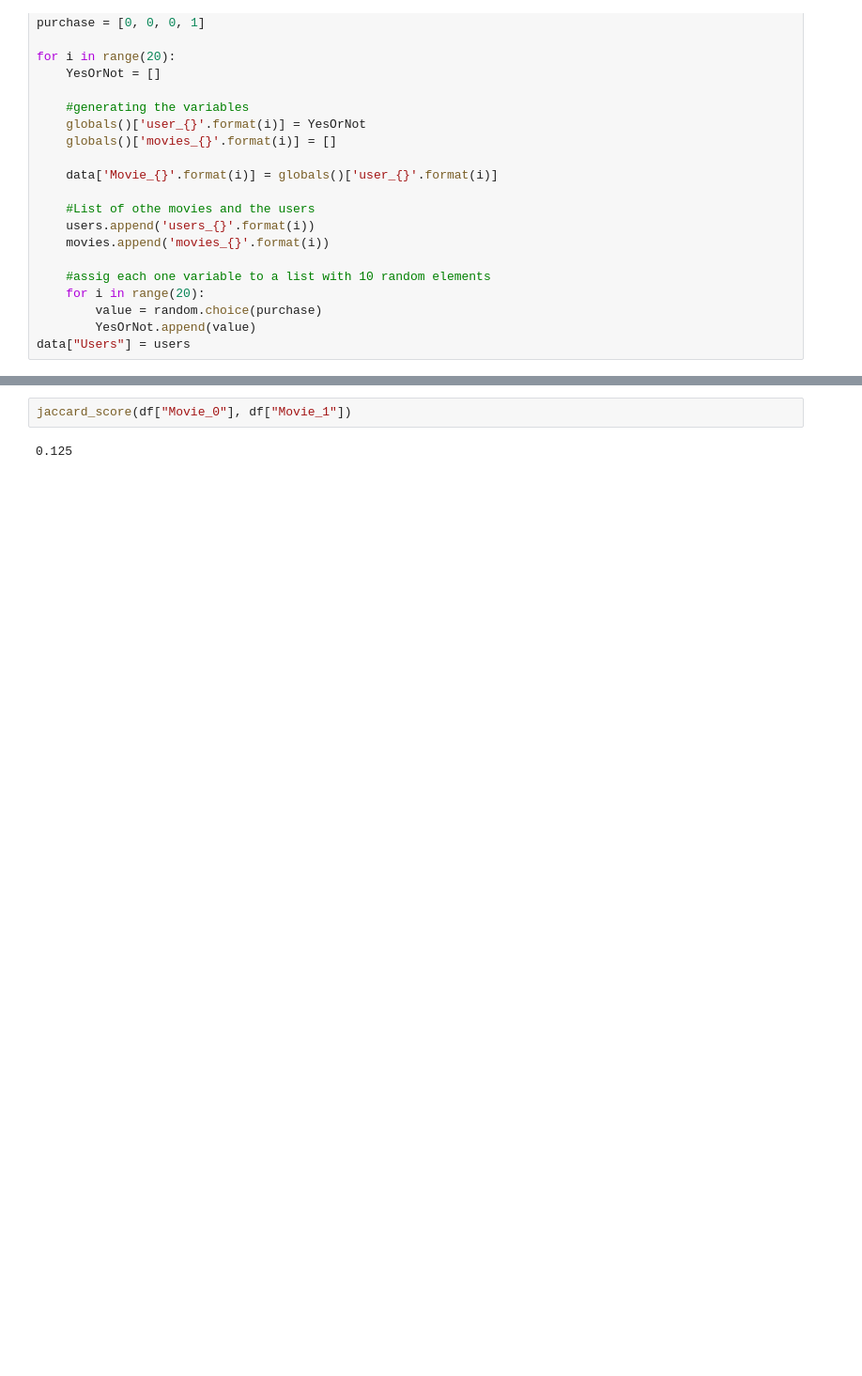
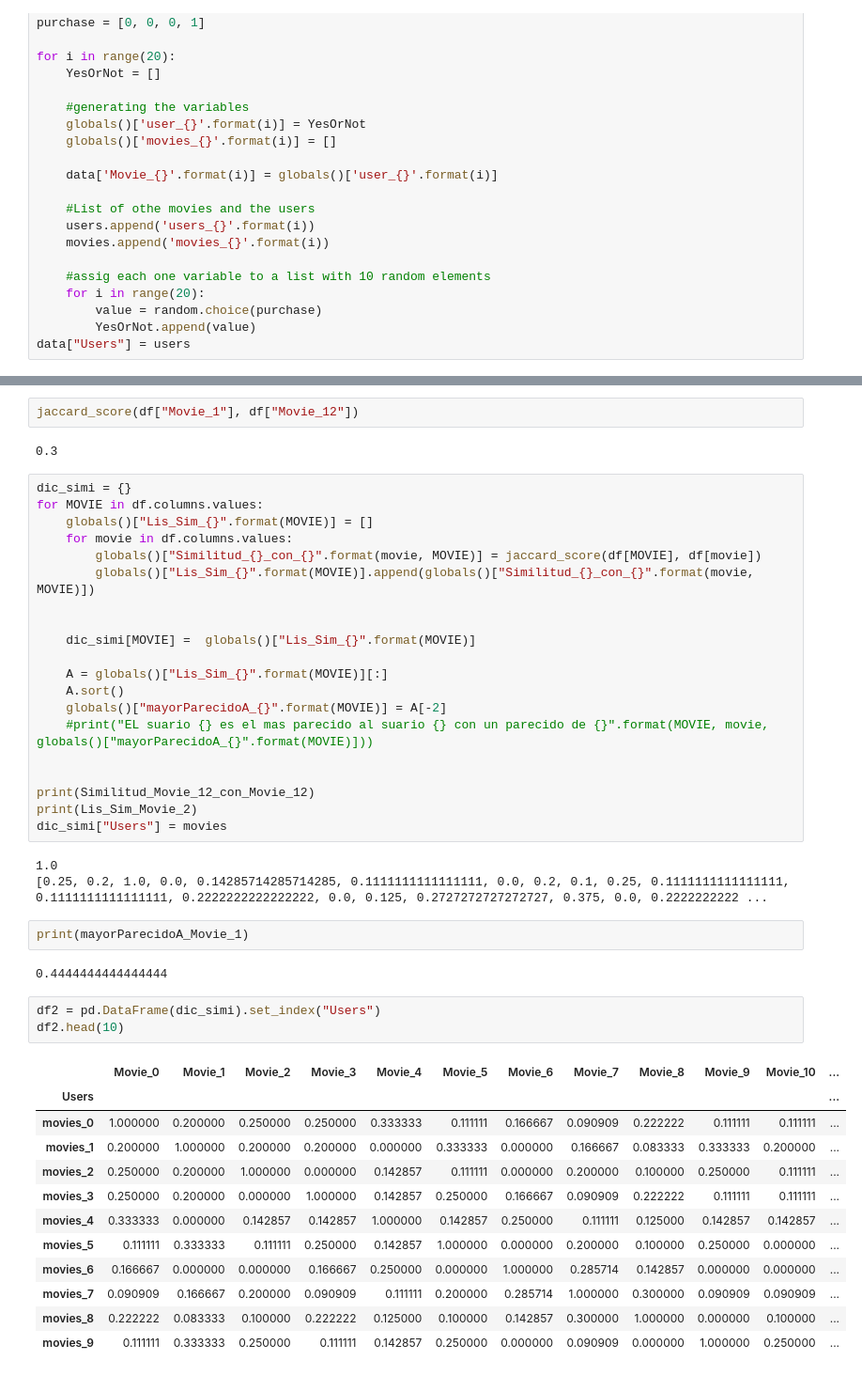
Before and after one commit to laraizdepi/Machine-learning, a Jupyter notebook: Work/System Recommender/Program.ipynb, the cells around one changed output, grey strips where cells are left out. Shown at 94% size. Drawn from its saved outputs; the diff is of its cells as text; blank space fills up the shorter version.

```diff
--- a/Work/System Recommender/Program.ipynb
+++ b/Work/System Recommender/Program.ipynb
@@ -81,4 +78,47 @@ users_11         0         0         1         0         0         1
 # %%
-jaccard_score(df["Movie_0"], df["Movie_1"])
+jaccard_score(df["Movie_1"], df["Movie_12"])
 # %% [output]
-0.125
+0.3
+# %%
+dic_simi = {}
+for MOVIE in df.columns.values:
+    globals()["Lis_Sim_{}".format(MOVIE)] = []
+    for movie in df.columns.values:
+        globals()["Similitud_{}_con_{}".format(movie, MOVIE)] = jaccard_score(df[MOVIE], df[movie])
+        globals()["Lis_Sim_{}".format(MOVIE)].append(globals()["Similitud_{}_con_{}".format(movie, MOVIE)])
+
+
+    dic_simi[MOVIE] =  globals()["Lis_Sim_{}".format(MOVIE)]
+
+    A = globals()["Lis_Sim_{}".format(MOVIE)][:]
+    A.sort()
+    globals()["mayorParecidoA_{}".format(MOVIE)] = A[-2]
+    #print("EL suario {} es el mas parecido al suario {} con un parecido de {}".format(MOVIE, movie, globals()["mayorParecidoA_{}".format(MOVIE)]))
+
+
+print(Similitud_Movie_12_con_Movie_12)
+print(Lis_Sim_Movie_2)
+dic_simi["Users"] = movies
+# %% [output]
+1.0
+[0.25, 0.2, 1.0, 0.0, 0.14285714285714285, 0.1111111111111111, 0.0, 0.2, 0.1, 0.25, 0.1111111111111111, 0.1111111111111111, 0.2222222222222222, 0.0, 0.125, 0.2727272727272727, 0.375, 0.0, 0.2222222222 ...
+# %%
+print(mayorParecidoA_Movie_1)
+# %% [output]
+0.4444444444444444
+# %%
+df2 = pd.DataFrame(dic_simi).set_index("Users")
+df2.head(10)
+# %% [output]
+|  | Movie_0 | Movie_1 | Movie_2 | Movie_3 | Movie_4 | Movie_5 | Movie_6 | Movie_7 | Movie_8 | Movie_9 | Movie_10 | ... |
+| Users |  |  |  |  |  |  |  |  |  |  |  | ... |
+| movies_0 | 1.000000 | 0.200000 | 0.250000 | 0.250000 | 0.333333 | 0.111111 | 0.166667 | 0.090909 | 0.222222 | 0.111111 | 0.111111 | ... |
+| movies_1 | 0.200000 | 1.000000 | 0.200000 | 0.200000 | 0.000000 | 0.333333 | 0.000000 | 0.166667 | 0.083333 | 0.333333 | 0.200000 | ... |
+| movies_2 | 0.250000 | 0.200000 | 1.000000 | 0.000000 | 0.142857 | 0.111111 | 0.000000 | 0.200000 | 0.100000 | 0.250000 | 0.111111 | ... |
+| movies_3 | 0.250000 | 0.200000 | 0.000000 | 1.000000 | 0.142857 | 0.250000 | 0.166667 | 0.090909 | 0.222222 | 0.111111 | 0.111111 | ... |
+| movies_4 | 0.333333 | 0.000000 | 0.142857 | 0.142857 | 1.000000 | 0.142857 | 0.250000 | 0.111111 | 0.125000 | 0.142857 | 0.142857 | ... |
+| movies_5 | 0.111111 | 0.333333 | 0.111111 | 0.250000 | 0.142857 | 1.000000 | 0.000000 | 0.200000 | 0.100000 | 0.250000 | 0.000000 | ... |
+| movies_6 | 0.166667 | 0.000000 | 0.000000 | 0.166667 | 0.250000 | 0.000000 | 1.000000 | 0.285714 | 0.142857 | 0.000000 | 0.000000 | ... |
+| movies_7 | 0.090909 | 0.166667 | 0.200000 | 0.090909 | 0.111111 | 0.200000 | 0.285714 | 1.000000 | 0.300000 | 0.090909 | 0.090909 | ... |
+| movies_8 | 0.222222 | 0.083333 | 0.100000 | 0.222222 | 0.125000 | 0.100000 | 0.142857 | 0.300000 | 1.000000 | 0.000000 | 0.100000 | ... |
+| movies_9 | 0.111111 | 0.333333 | 0.250000 | 0.111111 | 0.142857 | 0.250000 | 0.000000 | 0.090909 | 0.000000 | 1.000000 | 0.250000 | ... |
```
Also changed, not shown: parts of 7 cells of this notebook.
